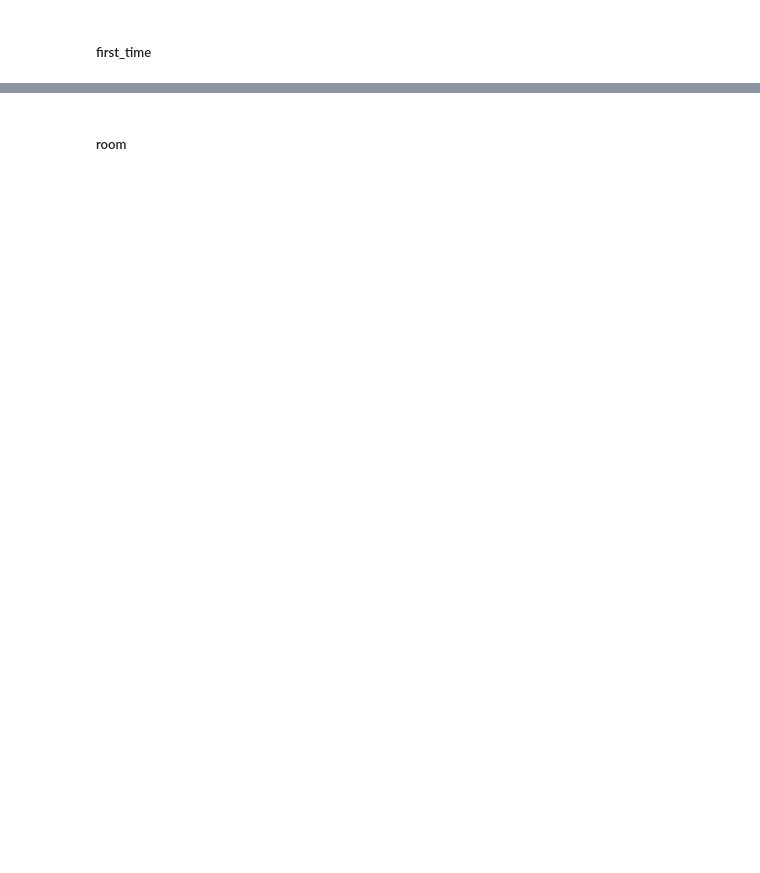
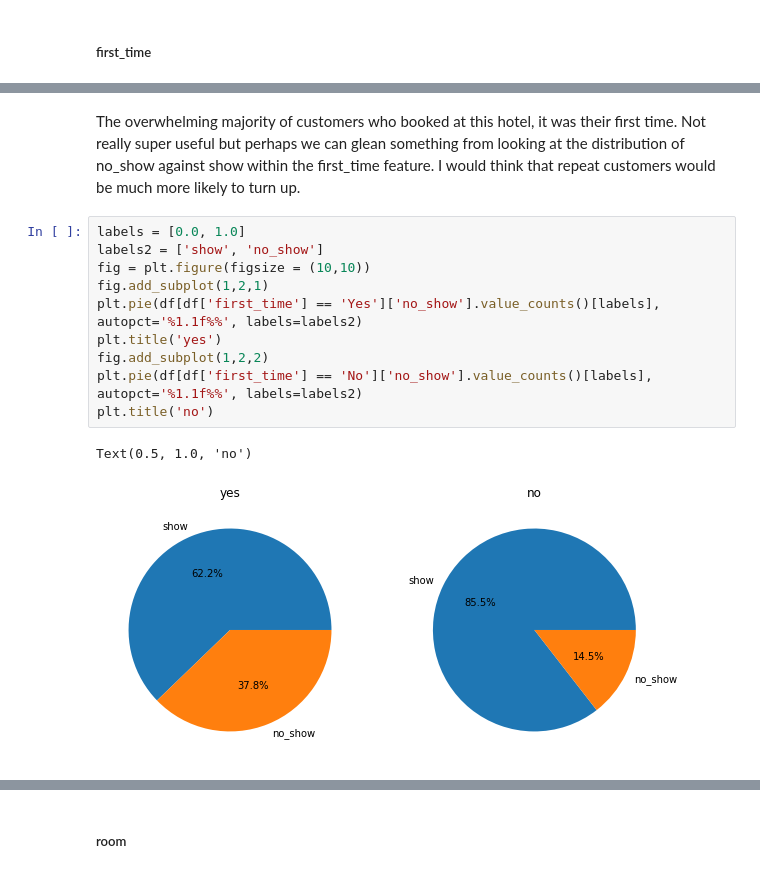
Before and after one commit to Anglesofdeath/no_show-data-science-project, a Jupyter notebook: eda.ipynb, the cells around one changed output, grey strips where cells are left out. Saved outputs shown, nothing was run; the diff lists cells and outputs as text; blank space fills up the shorter version.

```diff
--- a/eda.ipynb
+++ b/eda.ipynb
@@ -824,0 +856,15 @@ df_temp = df
+# %% [markdown]
+The overwhelming majority of customers who booked at this hotel, it was their first time. Not really super useful but perhaps we can glean something from looking at the distribution of no_show against show within the first_time feature. I would think that repeat customers would be much more likely to turn up.
+# %%
+labels = [0.0, 1.0]
+labels2 = ['show', 'no_show']
+fig = plt.figure(figsize = (10,10))
+fig.add_subplot(1,2,1)
+plt.pie(df[df['first_time'] == 'Yes']['no_show'].value_counts()[labels], autopct='%1.1f%%', labels=labels2)
+plt.title('yes')
+fig.add_subplot(1,2,2)
+plt.pie(df[df['first_time'] == 'No']['no_show'].value_counts()[labels], autopct='%1.1f%%', labels=labels2)
+plt.title('no')
+# %% [output]
+Text(0.5, 1.0, 'no')
+[figure, added]
```
Also changed, not shown: parts of 47 cells of this notebook.
